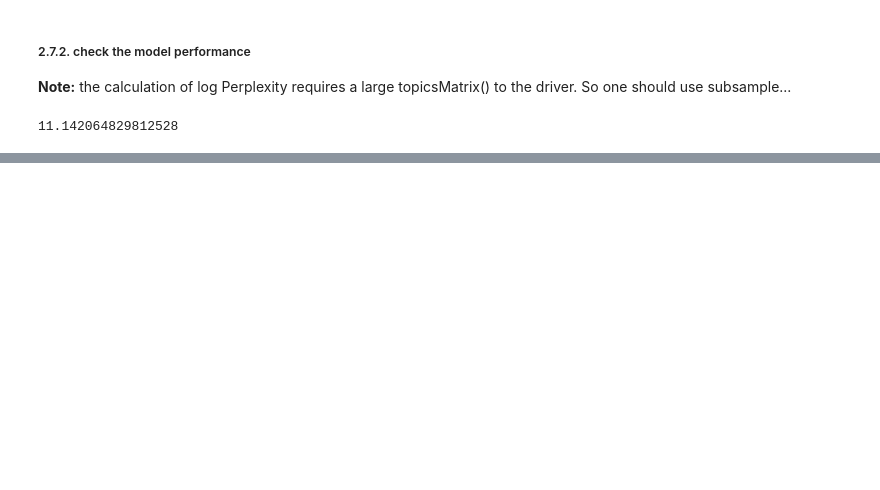
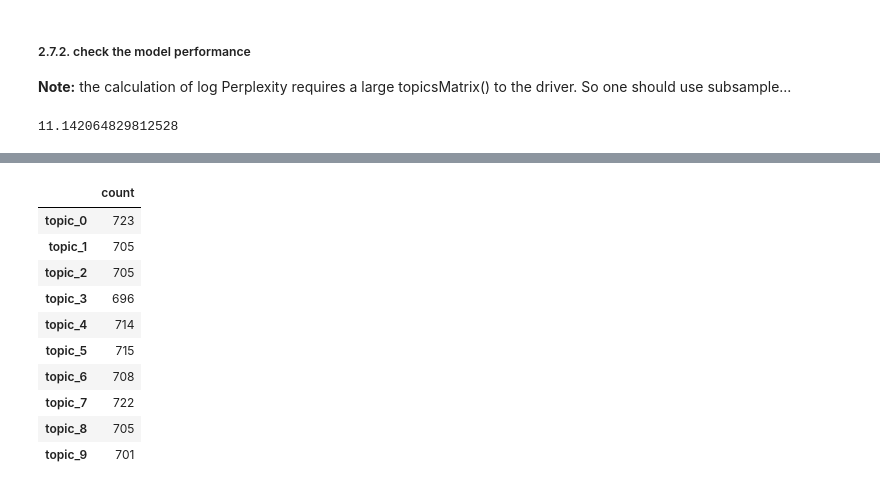
Before and after one commit to Chancylin/twitter_data_analysis, a Jupyter notebook: notebook/LDA_pyspark_local.ipynb, the cells around one changed output, grey strips where cells are left out. Saved outputs shown, nothing was run; the diff lists cells and outputs as text; code cells hidden in the pictures; blank space fills up the shorter version.

```diff
--- a/notebook/LDA_pyspark_local.ipynb
+++ b/notebook/LDA_pyspark_local.ipynb
@@ -585,0 +715,4 @@ lda_mode.logPerplexity(df_sample_check_score)
+# %%
+topics_info = cluster_df_sample_overall.toPandas()
+# %%
+topics_nums = topics_info.loc[0, "topics_Overall"]
@@ -585,0 +734,18 @@ lda_mode.logPerplexity(df_sample_check_score)
+# %%
+topics_info_final = pd.DataFrame(topics_nums, index= ["topic_" + str(i) for i in range(10)], columns=["count"])
+# %%
+topics_info_final = topics_info_final.astype('int32')
+# %%
+topics_info_final
+# %% [output]
+|  | count |
+| topic_0 | 723 |
+| topic_1 | 705 |
+| topic_2 | 705 |
+| topic_3 | 696 |
+| topic_4 | 714 |
+| topic_5 | 715 |
+| topic_6 | 708 |
+| topic_7 | 722 |
+| topic_8 | 705 |
+| topic_9 | 701 |
```
Also changed, not shown: parts of 40 cells of this notebook.
